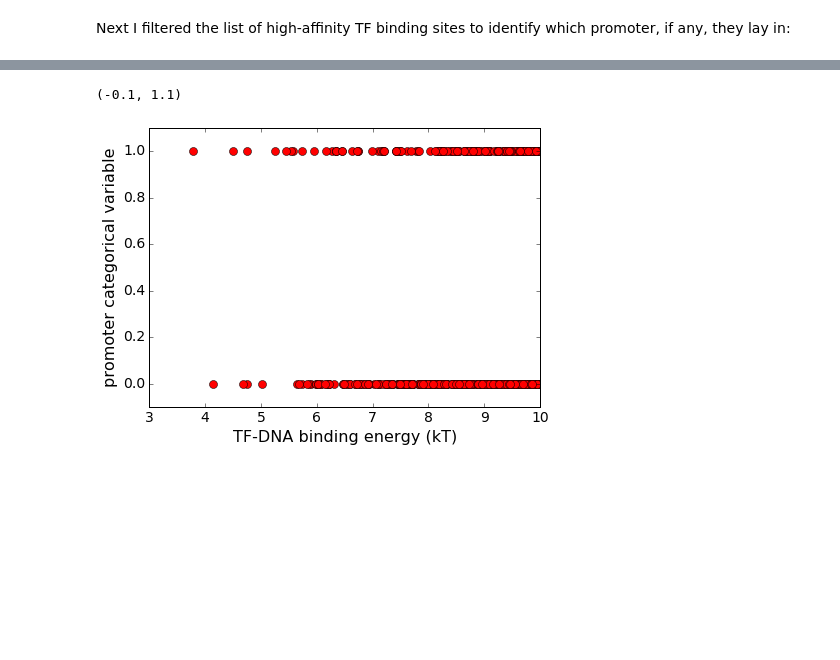
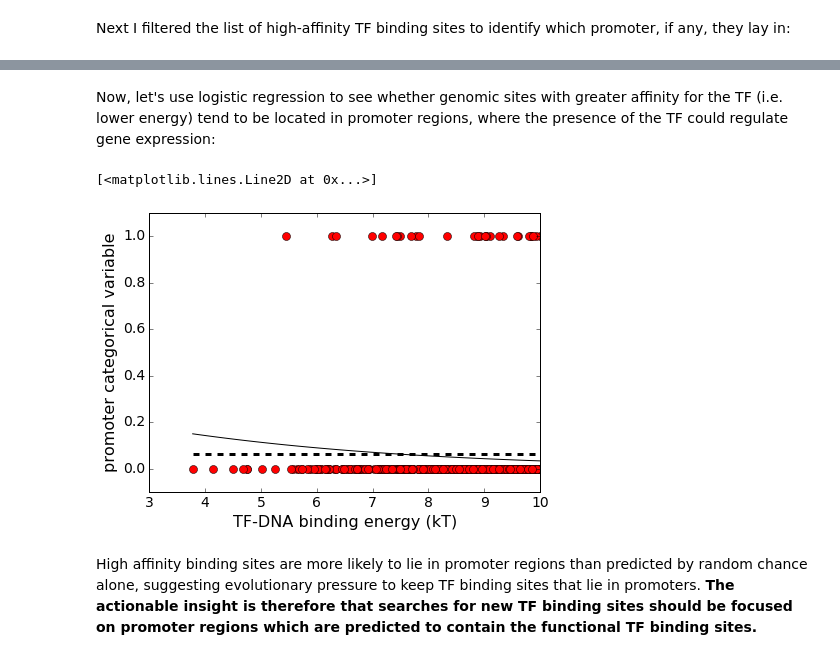
Before and after one commit to petermchale/yeast_bioinformatics, a Jupyter notebook: TFBS.ipynb, the cells around one changed output, grey strips where cells are left out. Drawn from its saved outputs; the diff is of its cells as text; code cells hidden in the pictures; blank space fills up the shorter version.

```diff
--- a/TFBS.ipynb
+++ b/TFBS.ipynb
@@ -172,7 +170,7 @@ This file contains all genomic features on the third chromosome of this species,
 def extractPromoters():
     """ parse saccharomyces_cerevisiae_chr03.gff and extract promoters """
 
-    promLength = 500
+    promLength = 100
 
     with open('data/saccharomyces_cerevisiae_chr03.gff') as fin:
 
@@ -230,7 +228,13 @@ I have placed a `.` in a field to indicate that the corresponding data is missin
 # %% [markdown]
 Next I filtered the list of high-affinity TF binding sites to identify which promoter, if any, they lay in:
 # %%
-TFBS_high_affinity = TFBS[TFBS['TF-DNA binding energy'] < 10]
+# import warnings
+# warnings.filterwarnings('ignore')
+
+cond1 = TFBS['TF-DNA binding energy'] < 10
+# cond2 = TFBS['TF-DNA binding energy'] < 20.01
+
+TFBS_high_affinity = TFBS[cond1]
 
 TFBS_high_affinity_categorical_variable = [0]*len(TFBS_high_affinity)
 TFBS_high_affinity_promoter = ['.']*len(TFBS_high_affinity)
@@ -249,7 +253,6 @@ for TFBS_index, TFBS_row in TFBS_high_affinity.iterrows():
 TFBS_high_affinity['promoter categorical variable'] = TFBS_high_affinity_categorical_variable
 TFBS_high_affinity['promoter'] = TFBS_high_affinity_promoter
 TFBS_high_affinity.head()
-TFBS_high_affinity.shape
 # %% [output]
 A value is trying to be set on a copy of a slice from a DataFrame.
 Try using .loc[row_indexer,col_indexer] = value instead
@@ -263,12 +271,39 @@ See the caveats in the documentation: http://pandas.pydata.org/pandas-docs/stabl
+# %% [markdown]
+Now, let's use logistic regression to see whether genomic sites with greater affinity for the TF (i.e. lower energy) tend to be located in promoter regions, where the presence of the TF could regulate gene expression:
 # %%
 fig = plt.figure(figsize=(7,5), facecolor='w')
 ax = fig.add_subplot(111)
-ax.plot(TFBS_high_affinity['TF-DNA binding energy'], TFBS_high_affinity['promoter categorical variable'],
+ax.plot(TFBS_high_affinity['TF-DNA binding energy'],
+        TFBS_high_affinity['promoter categorical variable'],
         linewidth=0, marker='o', markersize=8, color='red')
 ax.set_xlabel('TF-DNA binding energy (kT)', fontsize=fontsize)
 ax.set_ylabel('promoter categorical variable', fontsize=fontsize)
 ax.tick_params(axis='both', which='major', labelsize=fontsize_tick)
 ax.set_ylim(-0.1, 1.1)
+
+from sklearn.linear_model import LogisticRegression
+lr = LogisticRegression()
+
+energies = TFBS_high_affinity['TF-DNA binding energy']
+energies_rs = energies.values.reshape((len(energies),1))
+categories = TFBS_high_affinity['promoter categorical variable']
+lr.fit(energies_rs, categories)
+
+x = np.linspace(energies.min(),energies.max())
+x_rs = x.reshape((len(x), 1))
+probs = lr.predict_proba(x_rs)
+ax.plot(x, probs[:,1], linewidth=1, marker=None, color='black')
+
+number_promoters, number_cols = promoters.shape
+promoter_size = len(promoters['promoter sequence'][0])
+promoter_size_summed_over_chromosome = number_promoters*promoter_size
+chromosome_size = len(chromosome)
+null_probability_of_random_bp_lying_in_promoter = float(promoter_size_summed_over_chromosome)/float(chromosome_size)
+ax.plot([x.min(), x.max()],
+        [null_probability_of_random_bp_lying_in_promoter,
+         null_probability_of_random_bp_lying_in_promoter],
+        'r--',
+        linewidth=3, marker=None, color='black')
 # %% [output]
-(-0.1, 1.1)
+[<matplotlib.lines.Line2D at 0x...>]
-[figure, old version]
+[figure, new version]
@@ -276,0 +310,2 @@ from sklearn.linear_model import LogisticRegression
+# %% [markdown]
+High affinity binding sites are more likely to lie in promoter regions than predicted by random chance alone, suggesting evolutionary pressure to keep TF binding sites that lie in promoters. **The actionable insight is therefore that searches for new TF binding sites should be focused on promoter regions which are predicted to contain the functional TF binding sites.**
```
Also changed, not shown: parts of 5 cells of this notebook.
